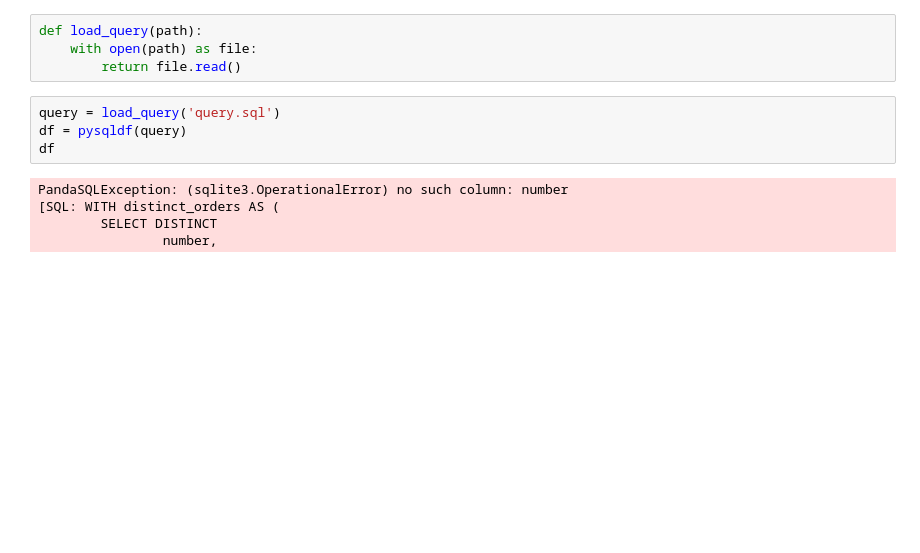
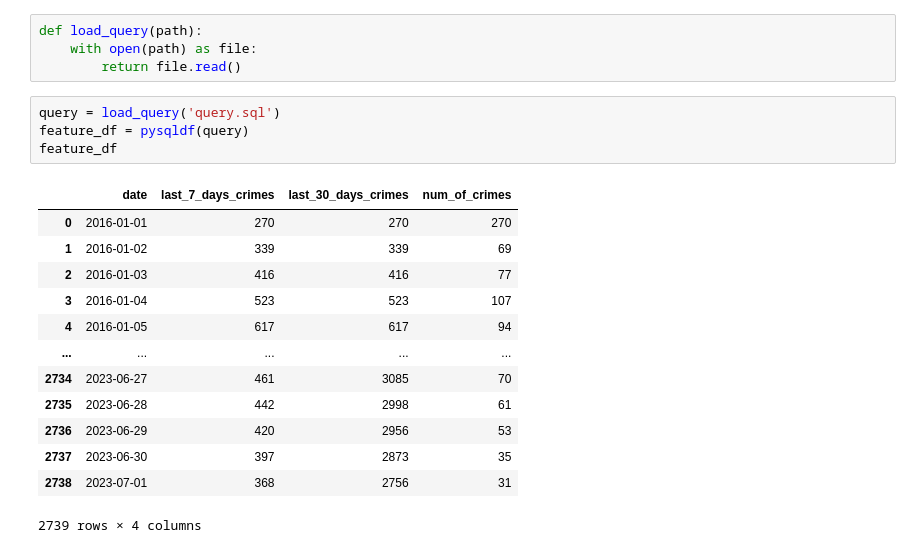
Before and after one commit to SadmanSakib93/CrimeForecast_YR, a Jupyter notebook: crime_forecast_ML.ipynb, the cells around one changed output. Drawn from its saved outputs; the diff is of its cells as text; blank space fills up the shorter version.

```diff
--- a/crime_forecast_ML.ipynb
+++ b/crime_forecast_ML.ipynb
@@ -101,10 +104,19 @@ def load_query(path):
         return file.read()
 # %%
 query = load_query('query.sql')
-df = pysqldf(query)
-df
+feature_df = pysqldf(query)
+feature_df
 # %% [output]
+|  | date | last_7_days_crimes | last_30_days_crimes | num_of_crimes |
+| 0 | 2016-01-01 | 270 | 270 | 270 |
+| 1 | 2016-01-02 | 339 | 339 | 69 |
+| 2 | 2016-01-03 | 416 | 416 | 77 |
+| 3 | 2016-01-04 | 523 | 523 | 107 |
+| 4 | 2016-01-05 | 617 | 617 | 94 |
+| ... | ... | ... | ... | ... |
+| 2734 | 2023-06-27 | 461 | 3085 | 70 |
+| 2735 | 2023-06-28 | 442 | 2998 | 61 |
+| 2736 | 2023-06-29 | 420 | 2956 | 53 |
+| 2737 | 2023-06-30 | 397 | 2873 | 35 |
+| 2738 | 2023-07-01 | 368 | 2756 | 31 |
-PandaSQLException: (sqlite3.OperationalError) no such column: number
-[SQL: WITH distinct_orders AS (
-        SELECT DISTINCT
-                number,
+2739 rows × 4 columns
```
Also changed, not shown: parts of 22 cells of this notebook, 1 other file.
